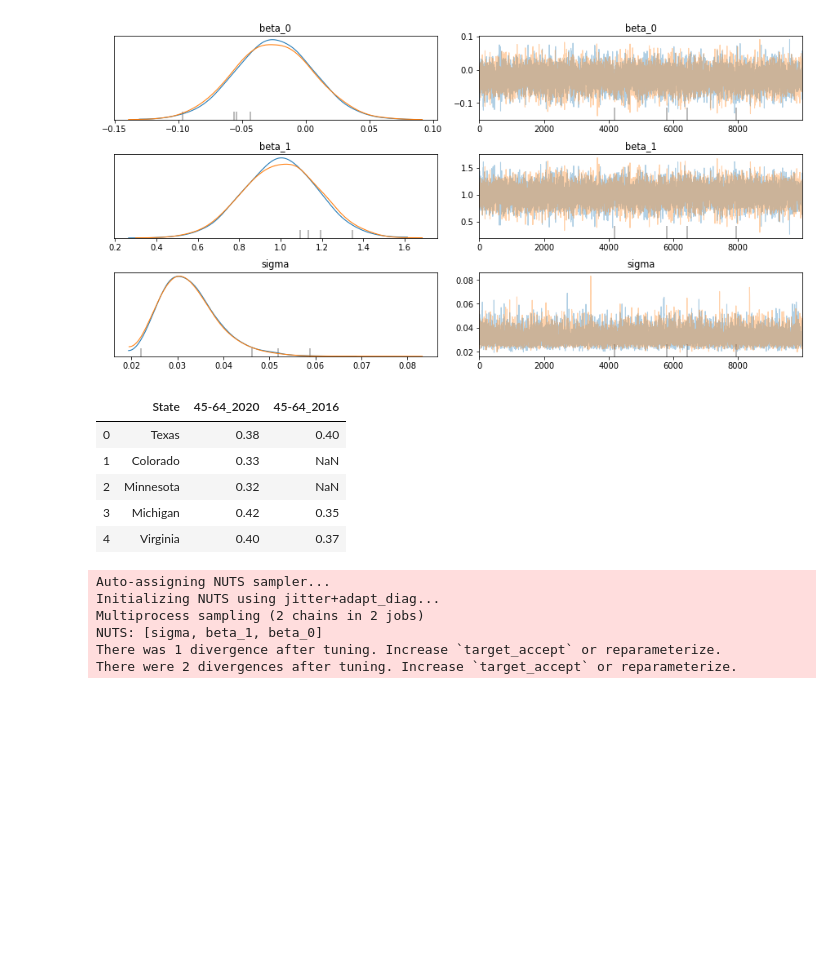
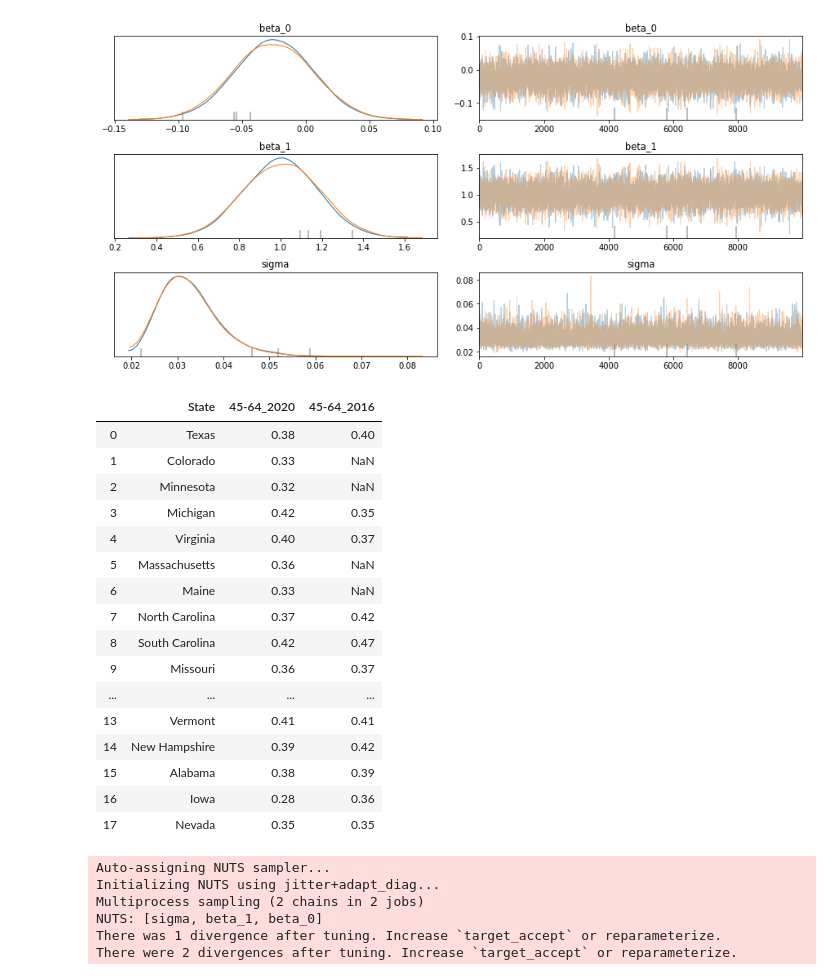
Before and after one commit to Daniel-Lazi00816/2020-Election_Predictor, a Jupyter notebook: Notebooks/Progress Report-checkpoint.ipynb, the cells around one changed output. Drawn from its saved outputs; the diff is of its cells as text; code cells hidden in the pictures; blank space fills up the shorter version.

```diff
--- a/Notebooks/Progress Report-checkpoint.ipynb
+++ b/Notebooks/Progress Report-checkpoint.ipynb
@@ -106,14 +117,25 @@ pm.traceplot(trace_2);
 [figure]
 # %%
 df_3 = pd.read_csv('../Data/45_64.csv')
-df_3.head()
+df_3
 # %% [output]
 |  | State | 45-64_2020 | 45-64_2016 |
 | 0 | Texas | 0.38 | 0.40 |
 | 1 | Colorado | 0.33 | NaN |
 | 2 | Minnesota | 0.32 | NaN |
 | 3 | Michigan | 0.42 | 0.35 |
 | 4 | Virginia | 0.40 | 0.37 |
+| 5 | Massachusetts | 0.36 | NaN |
+| 6 | Maine | 0.33 | NaN |
+| 7 | North Carolina | 0.37 | 0.42 |
+| 8 | South Carolina | 0.42 | 0.47 |
+| 9 | Missouri | 0.36 | 0.37 |
+| ... | ... | ... | ... |
+| 13 | Vermont | 0.41 | 0.41 |
+| 14 | New Hampshire | 0.39 | 0.42 |
+| 15 | Alabama | 0.38 | 0.39 |
+| 16 | Iowa | 0.28 | 0.36 |
+| 17 | Nevada | 0.35 | 0.35 |
 # %%
 cols = ['45-64_2020', '45-64_2016']
 y_3 = pd.DataFrame(imp.fit_transform(df_3[cols]), columns = cols)
```
Also changed, not shown: parts of 3 cells of this notebook, 1 other file.
